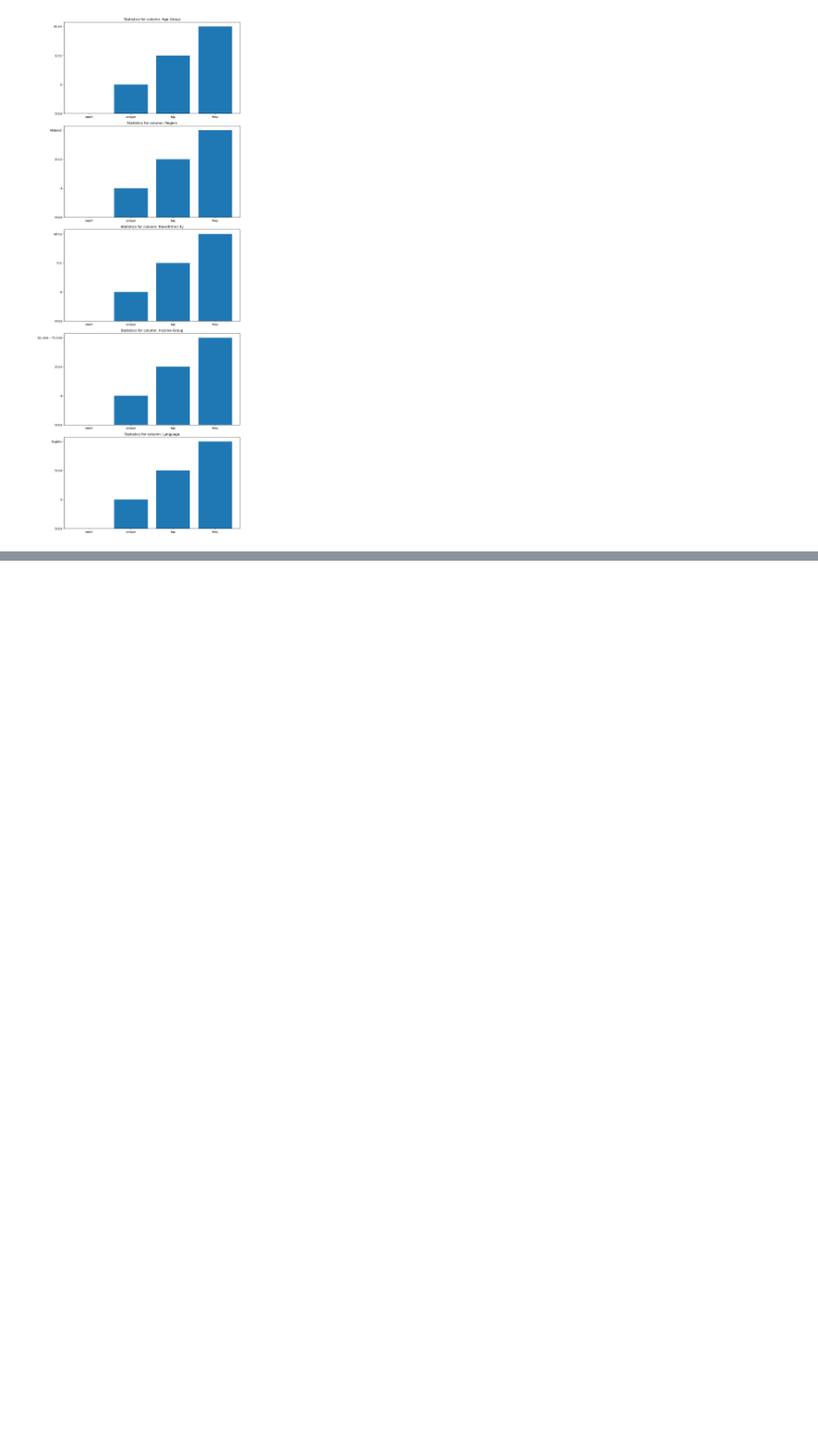
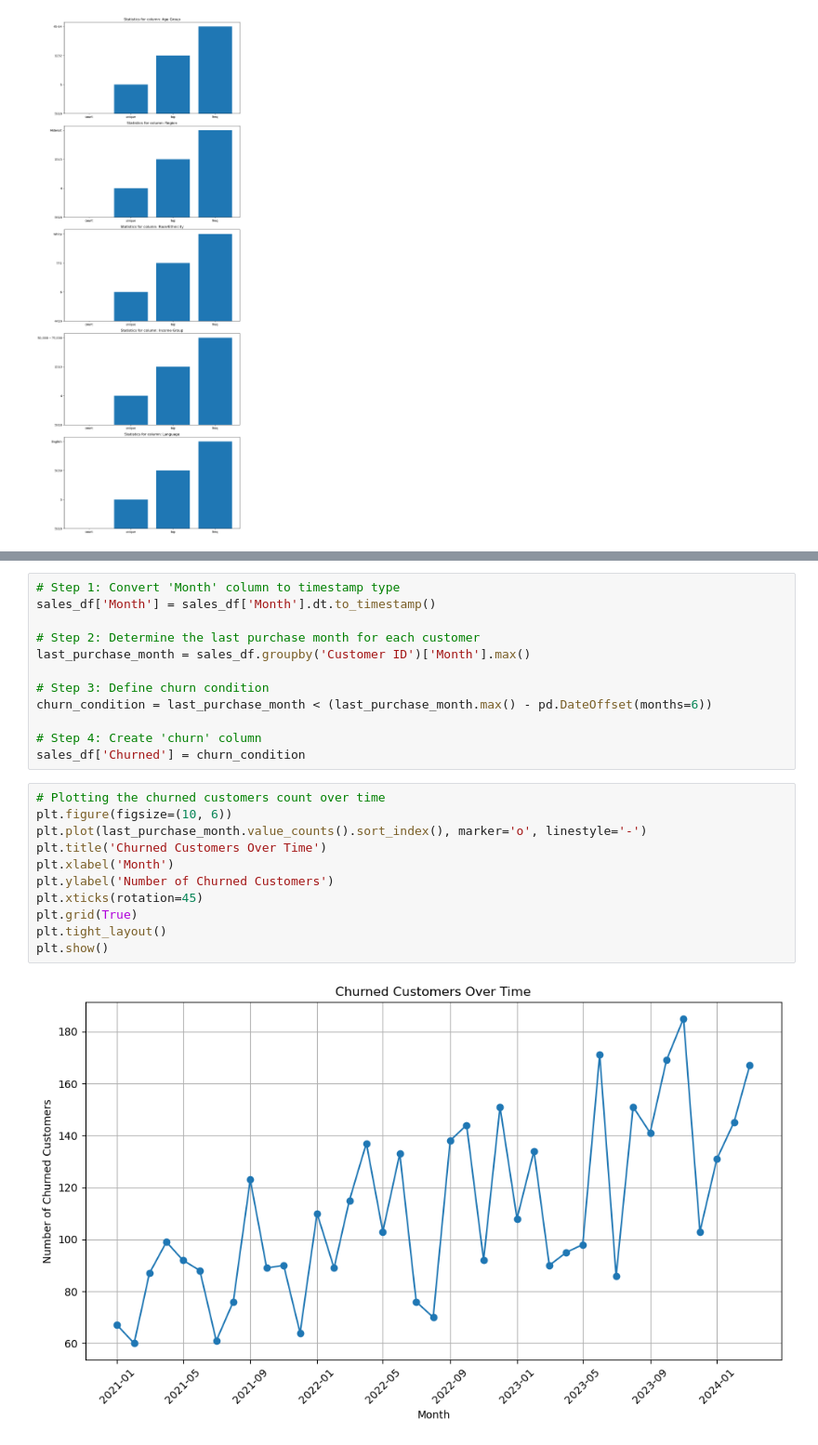
Before and after one commit to rafvrab/Diagnosing-the-Downturn-A-Multi-Channel-Sales-Analysis-, a Jupyter notebook: Notebook.ipynb, the cells around one changed output, grey strips where cells are left out. Shown at 93% size. Drawn from its saved outputs; the diff is of its cells as text; blank space fills up the shorter version.

```diff
--- a/Notebook.ipynb
+++ b/Notebook.ipynb
@@ -1527,0 +1564,25 @@ plt.show()
+# %%
+# Step 1: Convert 'Month' column to timestamp type
+sales_df['Month'] = sales_df['Month'].dt.to_timestamp()
+
+# Step 2: Determine the last purchase month for each customer
+last_purchase_month = sales_df.groupby('Customer ID')['Month'].max()
+
+# Step 3: Define churn condition
+churn_condition = last_purchase_month < (last_purchase_month.max() - pd.DateOffset(months=6))
+
+# Step 4: Create 'churn' column
+sales_df['Churned'] = churn_condition
+# %%
+# Plotting the churned customers count over time
+plt.figure(figsize=(10, 6))
+plt.plot(last_purchase_month.value_counts().sort_index(), marker='o', linestyle='-')
+plt.title('Churned Customers Over Time')
+plt.xlabel('Month')
+plt.ylabel('Number of Churned Customers')
+plt.xticks(rotation=45)
+plt.grid(True)
+plt.tight_layout()
+plt.show()
+# %% [output]
+[figure, added]
```
Also changed, not shown: parts of 24 cells of this notebook.
